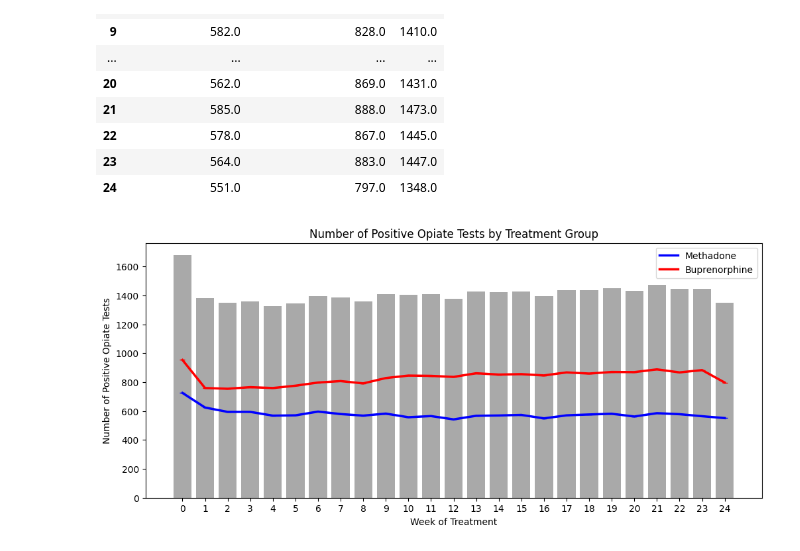
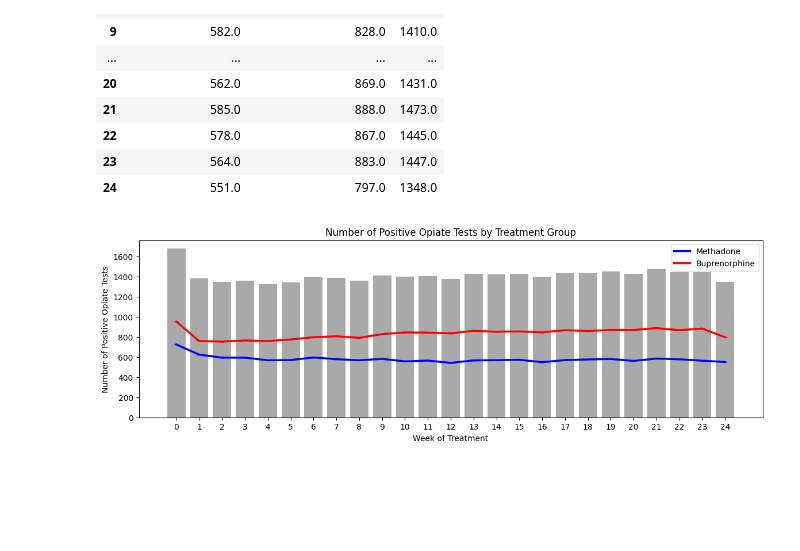
Before and after one commit to DanHerman212/precision_medicine, a Jupyter notebook: code/3_data_visualization.ipynb, the cells around one changed output. Cells and saved outputs as stored; diff of their text form; code cells hidden in the pictures; blank space fills up the shorter version.

```diff
--- a/code/3_data_visualization.ipynb
+++ b/code/3_data_visualization.ipynb
@@ -83,19 +83,23 @@ test_results
 | 24 | 551.0 | 797.0 | 1348.0 |
 # %%
 # Adjusted code to ensure colors show up in the legend
-fig, ax = plt.subplots(figsize=(12, 5))
+
+# set figure size and axis
+fig, ax = plt.subplots(figsize=(14, 4))
+# plot count of total tests between patient groups as barplot
 sns.barplot(x=test_results.index, y=test_results.total, color='darkgray', ax=ax)
 
 # Use ax.plot for consistency with seaborn's ax
+# layer in line plots for methadone and buprenorphine patient groups
 ax.plot(np.array(methadone.index), np.array(methadone.methadone_group), marker='_', color='blue', linewidth=2.5, label='Methadone')
 ax.plot(np.array(buprenorphine.index), np.array(buprenorphine.buprenorphine_group), marker='_', color='red', linewidth=2.5, label='Buprenorphine')
 
 # Create legend to the right, outside of the plot, using ax.legend for consistency
 ax.legend(loc='upper right')
 
 # Set the title and labels
 ax.set_title('Number of Positive Opiate Tests by Treatment Group')
 ax.set_xlabel('Week of Treatment')
 ax.set_ylabel('Number of Positive Opiate Tests');
 # %% [output]
-[figure, old version]
+[figure, new version]
```
Also changed, not shown: parts of 4 cells of this notebook, 4 other files.
